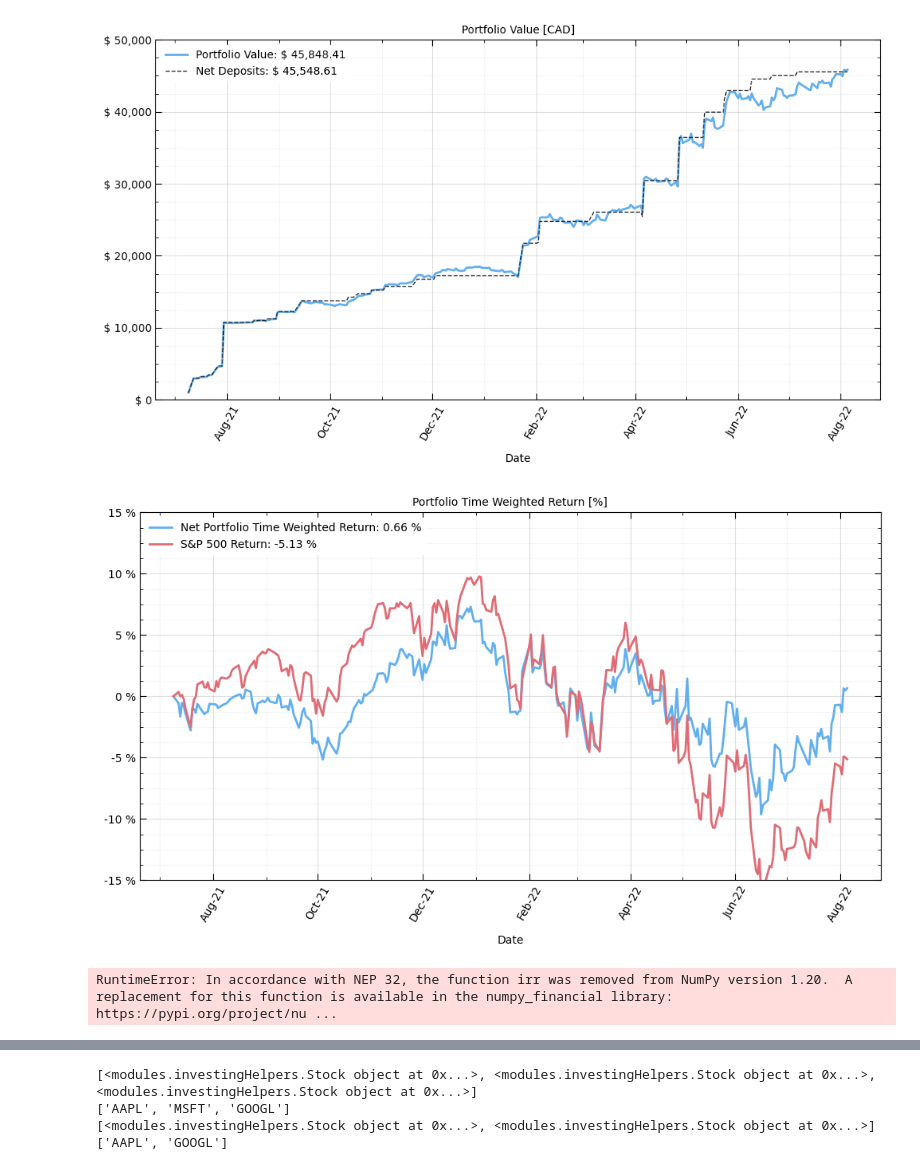
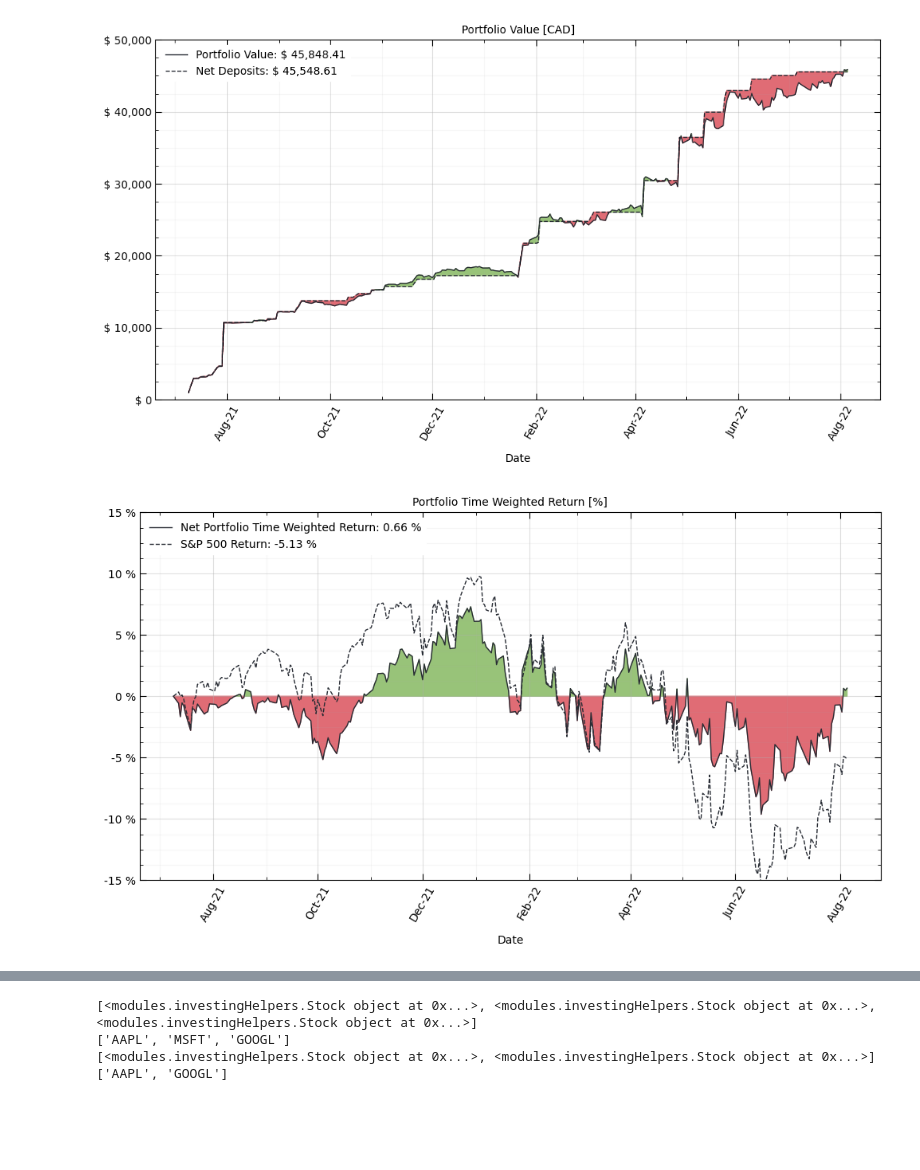
Before and after one commit to JakubStacho/portfolio-tracker, a Jupyter notebook: testNB.ipynb, the cells around one changed output, grey strips where cells are left out. Drawn from its saved outputs; the diff is of its cells as text; code cells hidden in the pictures; blank space fills up the shorter version.

```diff
--- a/testNB.ipynb
+++ b/testNB.ipynb
@@ -52,12 +53,20 @@ y_max = 50000
 fig, ax = plt.subplots(figsize=(12, 6))
 
 # Plot
-ax.plot(myPortfolio.dates, myPortfolio.value_history, '-', color=plot_colours['blue'], linewidth=2,
+ax.plot(myPortfolio.dates, myPortfolio.value_history, '-', color=plot_colours['black'], linewidth=1,
         label='Portfolio Value: $ {:,.2f}'.format(myPortfolio.value_history[-1]))
 
 #cumulative_deposits = np.cumsum(myPortfolio.deposit_history)
 ax.plot(myPortfolio.dates, myPortfolio.cumulative_deposits, '--', color=plot_colours['black'], linewidth=1,
         label='Net Deposits: $ {:,.2f}'.format(myPortfolio.cumulative_deposits[-1]))
+
+ax.fill_between(myPortfolio.dates, myPortfolio.value_history, myPortfolio.cumulative_deposits,
+                where = myPortfolio.value_history >= myPortfolio.cumulative_deposits,
+                color = plot_colours['green'], alpha = 1, interpolate=True)
+ax.fill_between(myPortfolio.dates, myPortfolio.value_history, myPortfolio.cumulative_deposits,
+                where = myPortfolio.value_history < myPortfolio.cumulative_deposits,
+                color = plot_colours['red'], alpha = 1, interpolate=True)
+
 
 # Format plot
 plt.title('Portfolio Value [CAD]', fontsize=10)
@@ -97,7 +106,7 @@ legend.get_frame().set_color('white')
 
 plt.show()
 # %% [output]
-[figure, old version]
+[figure, new version]
 # %%
 # -----------------------------------------------------------------------------------
 # Plot portfolio % return over time
@@ -109,14 +118,27 @@ y_max = 15
 fig, ax = plt.subplots(figsize=(12, 6))
 
 # Plot
-ax.plot(myPortfolio.dates, myPortfolio.time_weighted_ror, '-', color=plot_colours['blue'], linewidth=2,
+ax.plot(myPortfolio.dates, myPortfolio.time_weighted_ror, '-', color=plot_colours['black'], linewidth=1,
         label='Net Portfolio Time Weighted Return: {:,.2f} %'.format(myPortfolio.time_weighted_ror[-1]))
+
 #ax.plot(myPortfolio.dates, cumulative_return_values, '-', color=plot_colours['blue'], linewidth=2,
 #        label='Net Portfolio Time Weighted Return: {:,.2f} %'.format(cumulative_return_values[-1]))
-ax.plot(sp500.close_prices.index, sp500.return_history, '-', color=plot_colours['red'], linewidth=2,
+
+ax.plot(sp500.close_prices.index, sp500.return_history, '--', color=plot_colours['black'], linewidth=1,
         label='S&P 500 Return: {:,.2f} %'.format(sp500.return_history[-1]))
+
+
 #ax.plot(benchmark_data.index, benchmark_cumulative_returns, '-', color=plot_colours['red'], linewidth=2,
 #        label='S&P 500 Return: {:,.2f} %'.format(benchmark_cumulative_returns[-1]))
+
+
+ax.fill_between(myPortfolio.dates, 0, myPortfolio.time_weighted_ror,
+                where = myPortfolio.time_weighted_ror >= 0,
+                color = plot_colours['green'], alpha = 1, interpolate=True)
+ax.fill_between(myPortfolio.dates, 0, myPortfolio.time_weighted_ror,
+                where = myPortfolio.time_weighted_ror < 0,
+                color = plot_colours['red'], alpha = 1, interpolate=True)
+
 
 # Format plot
 plt.title('Portfolio Time Weighted Return [%]', fontsize=10)
@@ -124,41 +146,31 @@ plt.xlabel('Date',fontsize=10, labelpad=10)
 
 ax.xaxis.set_major_formatter(mdates.DateFormatter('%b-%y'))
 #ax.yaxis.set_major_formatter('$ {x:1.0f} K')
 ax.yaxis.set_major_formatter('{x:1,.0f} %')
 
 plt.xticks(rotation = 60)
 
 ax.xaxis.set_major_locator(mdates.MonthLocator(interval=2))
 ax.xaxis.set_minor_locator(mdates.MonthLocator(interval=1))
 
 ax.yaxis.set_major_locator(MultipleLocator(5))
 ax.yaxis.set_minor_locator(AutoMinorLocator(4))
 
 ax.tick_params(bottom=True, top=True, left=True, right=True)
 ax.tick_params(axis='both', which='both', top=True, bottom=True,
                left=True, right=True, labelsize=10, length=6, direction='in')
 ax.tick_params(axis='both', which='minor', top=True, bottom=True,
                left=True, right=True, length=3, direction='in')
 
 plt.ylim([y_min,y_max])
 
 plt.grid(which='major', alpha=0.4)
 plt.grid(which='minor', alpha=0.1)
 plt.tick_params(axis='both',labelsize=10)
 
 legend = plt.legend(fontsize=10, loc='upper left', frameon=True, framealpha=1)
 legend.get_frame().set_color('white')
 
 plt.show()
 # %% [output]
-[figure, old version]
+[figure, new version]
-# %%
-'''
-Calculate MWRR
-'''
-
-values = np.array([-1000, 1000, 0, 0, 0, 0, 400, 500, 1000, 1000])
-sol = np.irr(values)
-print(sol)
-# %% [output]
-RuntimeError: In accordance with NEP 32, the function irr was removed from NumPy version 1.20.  A replacement for this function is available in the numpy_financial library: https://pypi.org/project/nu ...
```
Also changed, not shown: parts of 4 cells of this notebook.
